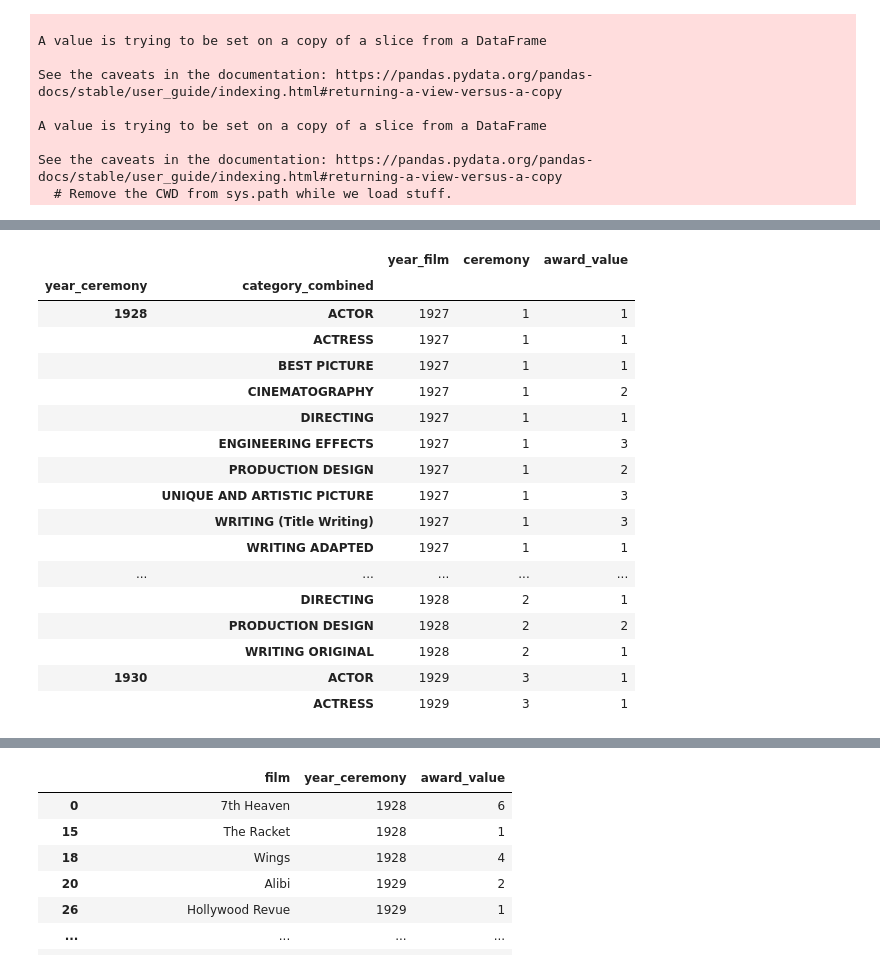
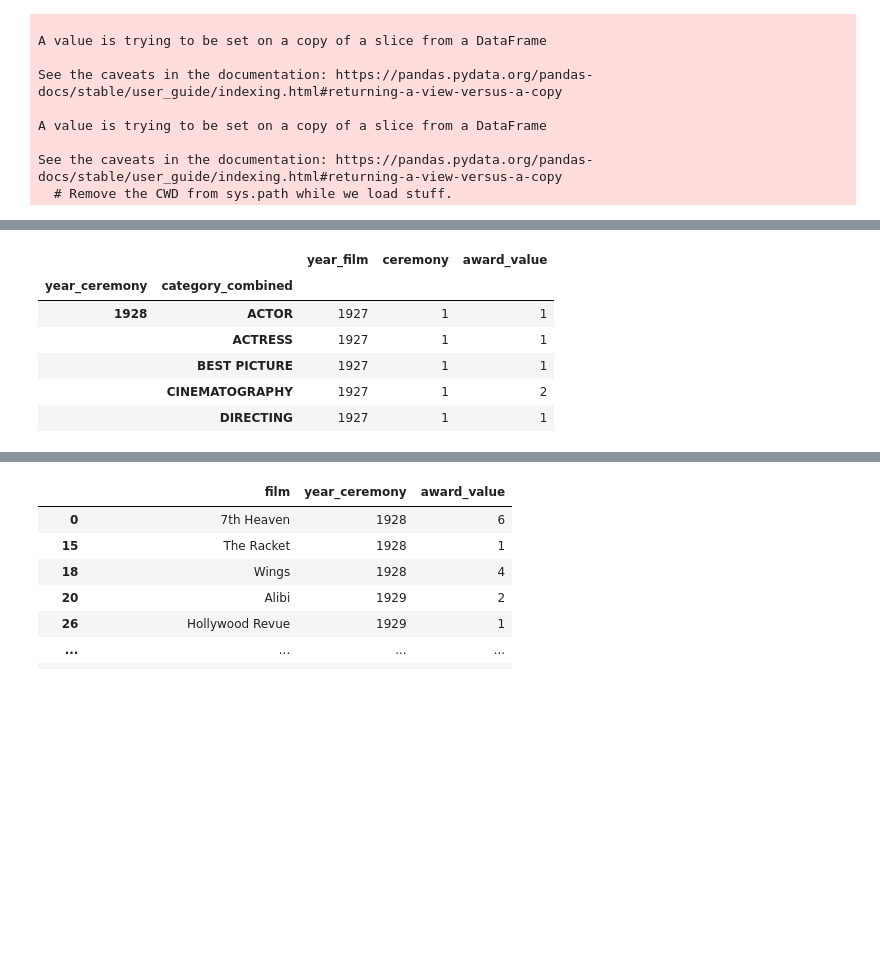
Before and after one commit to julia-claira/Machine_Learning_Oscars, a Jupyter notebook: academy_machine_learning.ipynb, the cells around one changed output, grey strips where cells are left out. Cells and saved outputs as stored; diff of their text form; code cells hidden in the pictures; blank space fills up the shorter version.

```diff
--- a/academy_machine_learning.ipynb
+++ b/academy_machine_learning.ipynb
@@ -282,25 +252,14 @@ awards_per_year[2020]
 # %%
 year_db=academy_db.groupby(['year_ceremony','category_combined']).mean()
-year_db.head(20)
+year_db.head(5)
 # %% [output]
 |  |  | year_film | ceremony | award_value |
 | year_ceremony | category_combined |  |  |  |
 | 1928 | ACTOR | 1927 | 1 | 1 |
 |  | ACTRESS | 1927 | 1 | 1 |
 |  | BEST PICTURE | 1927 | 1 | 1 |
 |  | CINEMATOGRAPHY | 1927 | 1 | 2 |
 |  | DIRECTING | 1927 | 1 | 1 |
-|  | ENGINEERING EFFECTS | 1927 | 1 | 3 |
-|  | PRODUCTION DESIGN | 1927 | 1 | 2 |
-|  | UNIQUE AND ARTISTIC PICTURE | 1927 | 1 | 3 |
-|  | WRITING (Title Writing) | 1927 | 1 | 3 |
-|  | WRITING ADAPTED | 1927 | 1 | 1 |
-| ... | ... | ... | ... | ... |
-|  | DIRECTING | 1928 | 2 | 1 |
-|  | PRODUCTION DESIGN | 1928 | 2 | 2 |
-|  | WRITING ORIGINAL | 1928 | 2 | 1 |
-| 1930 | ACTOR | 1929 | 3 | 1 |
-|  | ACTRESS | 1929 | 3 | 1 |
 # %%
 #gets the total possible award points for each year
 year_db=academy_db.groupby(['year_ceremony','category_combined']).mean()
```
Also changed, not shown: parts of 22 cells of this notebook, 1 other file.
